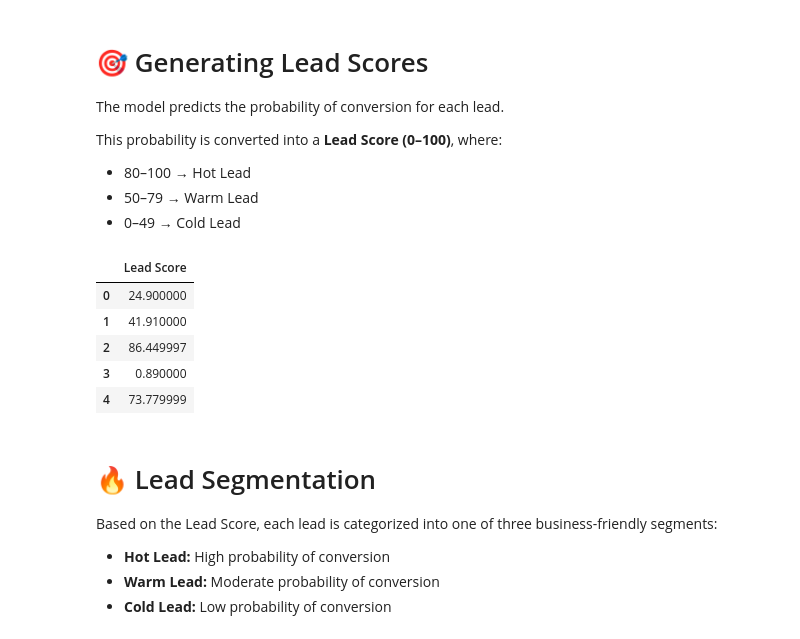
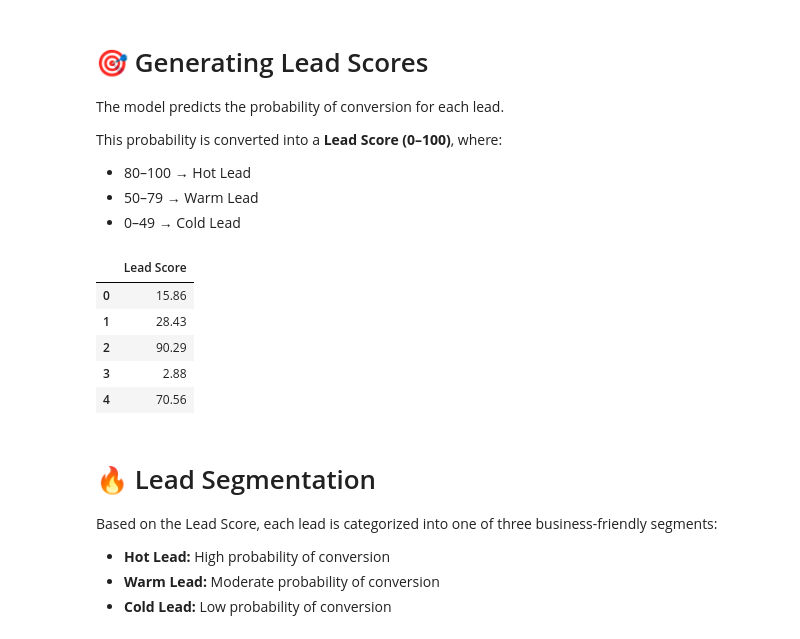
Before and after one commit to Tanu-jain-mlp/Celebal_Excellance_Internship, a Jupyter notebook: Celebal_Final_Project/notebooks/Lead_Scoring_Project.ipynb, the cells around one changed output. Cells and saved outputs as stored; diff of their text form; code cells hidden in the pictures.

```diff
--- a/Celebal_Final_Project/notebooks/Lead_Scoring_Project.ipynb
+++ b/Celebal_Final_Project/notebooks/Lead_Scoring_Project.ipynb
@@ -1503,0 +1638,16 @@ ROC AUC  : 0.9181906749485678
+# %%
+svm_pipeline = Pipeline([
+    ("preprocessor", preprocessor),
+    ("classifier", SVC(
+        kernel="rbf",
+        C=1,
+        gamma="scale",
+        probability=True,
+        random_state=42
+    ))
+])
+
+svm_pipeline.fit(X_train, y_train)
+
+y_pred_svm = svm_pipeline.predict(X_test)
+y_prob_svm = svm_pipeline.predict_proba(X_test)[:,1]
@@ -1533,5 +1874,5 @@ Therefore, XGBoost is selected as the final Lead Scoring model for predicting th
 # %%
-best_model = xgb_pipeline
+best_model = lgbm_pipeline
 import joblib
 
 model_path = "/content/drive/MyDrive/Celebal_Final_Project/models/lead_scoring_model.pkl"
@@ -1553,16 +1894,19 @@ This probability is converted into a **Lead Score (0–100)**, where:
 - 50–79 → Warm Lead
 - 0–49 → Cold Lead
 # %%
+best_model.fit(X_train, y_train)
+
+# 2. Now you can safely generate your probabilities and scores on your data
 lead_probability = best_model.predict_proba(X)[:, 1]
 df["Lead Score"] = (lead_probability * 100).round(2)
 df[["Lead Score"]].head()
 # %% [output]
 |  | Lead Score |
-| 0 | 24.900000 |
-| 1 | 41.910000 |
-| 2 | 86.449997 |
-| 3 | 0.890000 |
-| 4 | 73.779999 |
+| 0 | 15.86 |
+| 1 | 28.43 |
+| 2 | 90.29 |
+| 3 | 2.88 |
+| 4 | 70.56 |
 # %% [markdown]
 # 🔥 Lead Segmentation
 
```
Also changed, not shown: parts of 23 cells of this notebook.
